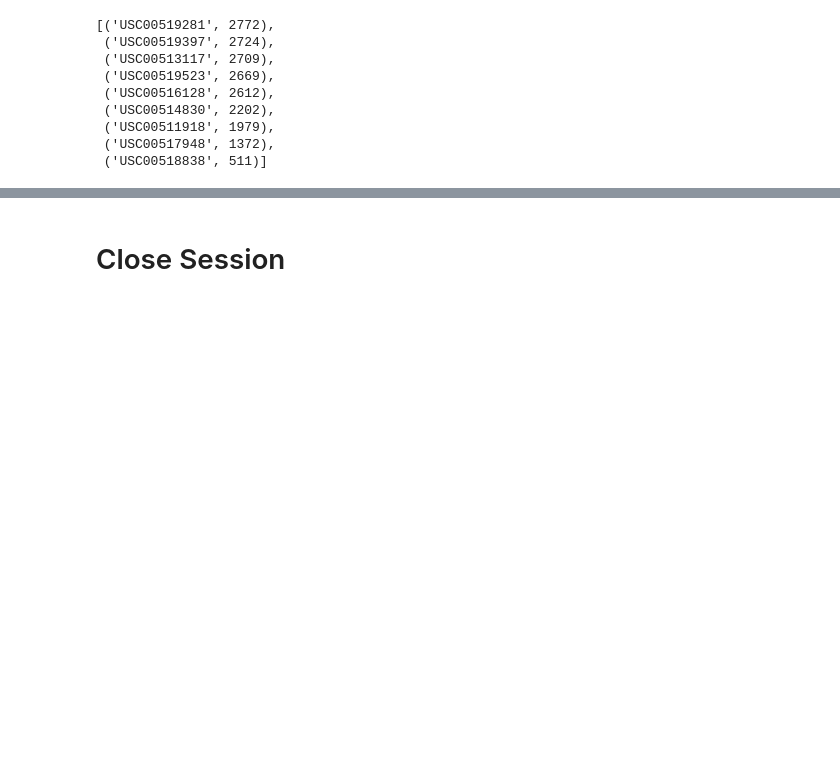
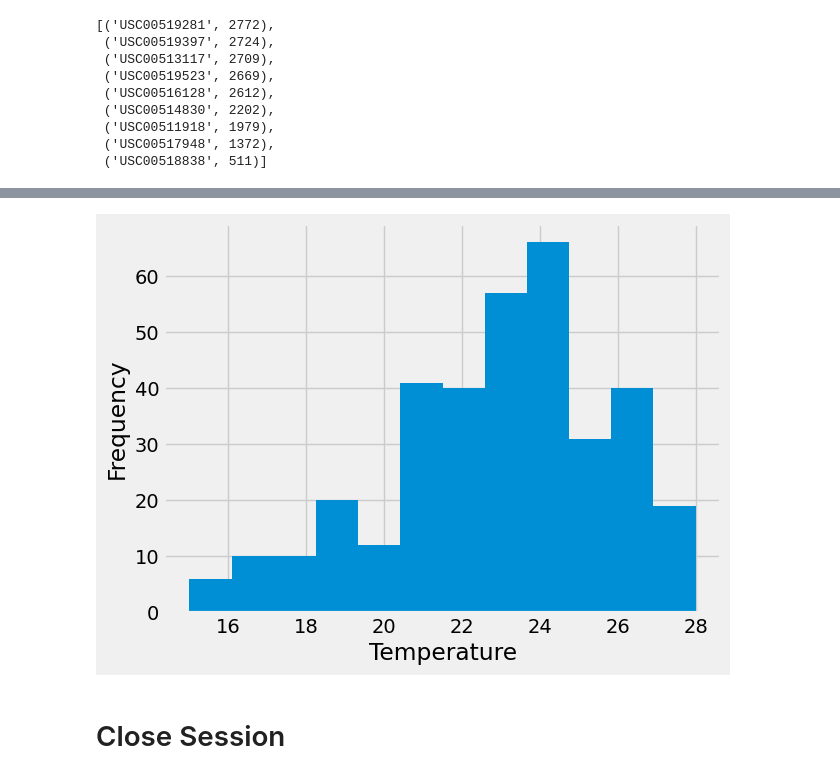
Before and after one commit to BradFisher18/sqlalchemy-challenge, a Jupyter notebook: SurfsUp/climate_starter.ipynb, the cells around one changed output, grey strips where cells are left out. Cells and saved outputs as stored; diff of their text form; code cells hidden in the pictures; blank space fills up the shorter version.

```diff
--- a/SurfsUp/climate_starter.ipynb
+++ b/SurfsUp/climate_starter.ipynb
@@ -29,7 +33,10 @@ engine = create_engine("sqlite:///Resources/hawaii.sqlite")
 # %%
 # Assign the measurement class to a variable called `Measurement` and
 # assign the station class to a variable called `Station`
+Measurement = Base.classes.measurement
+Station = Base.classes.station
 # %%
 # Create a session
+session = Session(engine)
 # %% [markdown]
 # Exploratory Precipitation Analysis
@@ -95,4 +242,8 @@ Text(0, 0.5, 'mm')
 # %%
 # Using the most active station id
 # Query the last 12 months of temperature observation data for this station and plot the results as a histogram
+temp_data = session.query(func.round(Measurement.tobs,0)).\
+filter(Measurement.date >= year_ago, Measurement.station == most_active_station).\
+order_by((func.round(Measurement.tobs,0))).all()
+temp_data
 # %% [output]
@@ -100,0 +267,3 @@ Text(0.5, 4.183333333333314, 'Temperature')
+# %%
+temp_data_df = pd.DataFrame(temp_data, columns=['Temperature'])
+temp_data_df
@@ -101,3 +284,10 @@ Text(0.5, 4.183333333333314, 'Temperature')
+# %%
+plt.hist(temp_data_df, bins=12)
+plt.xlabel('Temperature')
+plt.ylabel('Frequency')
+plt.show()
+# %% [output]
+[figure, added]
 # %% [markdown]
 # Close Session
 # %%
```
Also changed, not shown: parts of 22 cells of this notebook, 2 other files.
